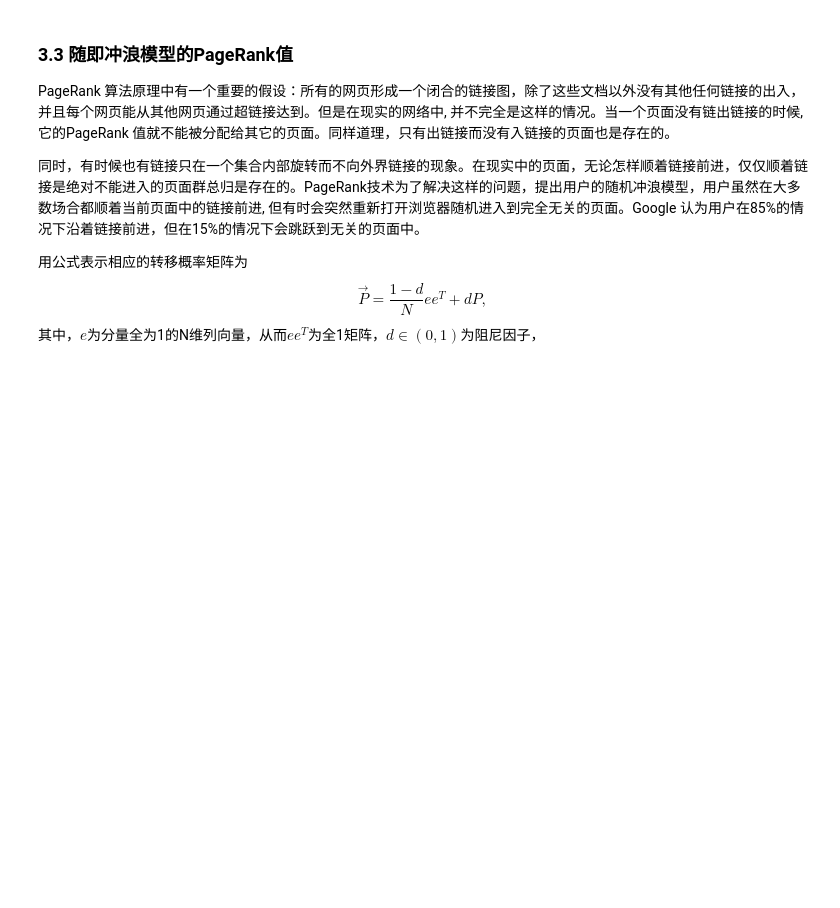
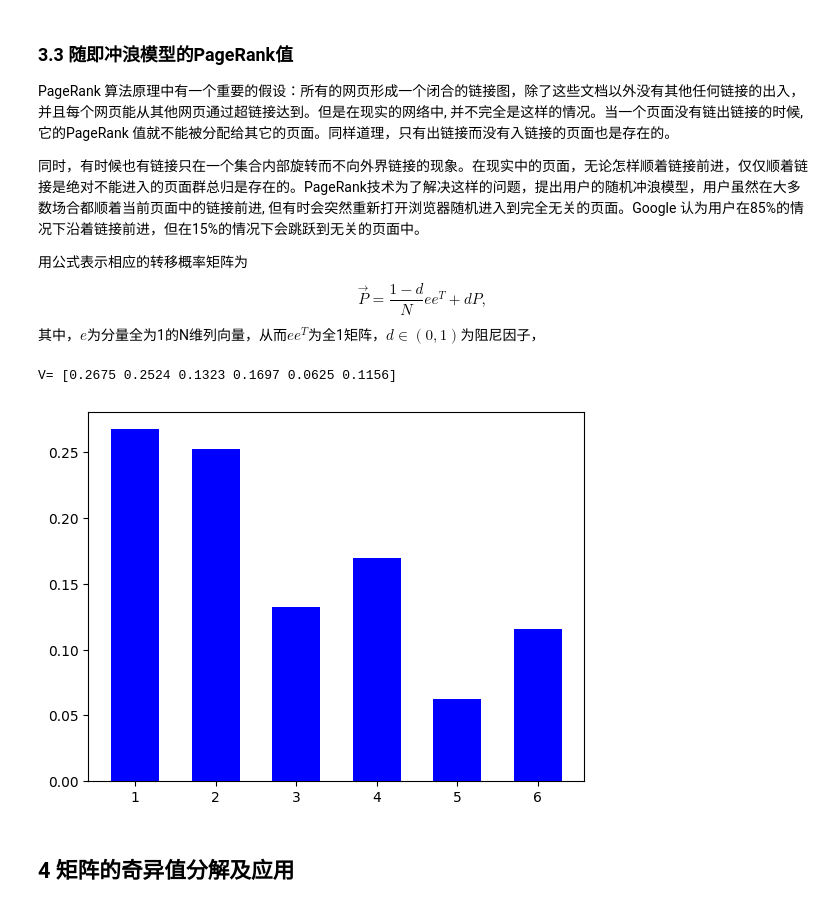
Before and after one commit to howIdobetter/Mathematical-modeling-by-python, a Jupyter notebook: JupyterProject/第三章：线性代数模型.ipynb, the cells around one changed output. Drawn from its saved outputs; the diff is of its cells as text; code cells hidden in the pictures; blank space fills up the shorter version.

```diff
--- a/JupyterProject/第三章：线性代数模型.ipynb
+++ b/JupyterProject/第三章：线性代数模型.ipynb
@@ -227,3 +227,24 @@ $$
 \vec{P} = \frac{1 - d}{N}ee^T + dP,
 $$
 其中，$e$为分量全为1的N维列向量，从而$ee^T$为全1矩阵，$d\in(0, 1)$为阻尼因子，
+# %%
+import numpy as np
+from scipy.sparse.linalg import eigs
+import pylab as plt
+L=[(1,2),(2,3),(2,4),(3,4),(3,5),
+   (3,6),(4,1),(5,6),(6,1)]
+w = np.zeros((6,6))
+for i in range(len(L)):
+    w[L[i][0]-1,L[i][1]-1]=1
+r=np.sum(w,axis=1,keepdims=True)
+P = (1-0.85)/w.shape[0]+0.85*w/r   #这里利用矩阵广播
+val, vec = eigs(P.T, 1); V = vec.real
+V=V.flatten(); #展开成（n,)形式的数组
+V=V/V.sum(); print("V=", np.round(V,4))
+plt.bar(range(1,len(w)+1),V, width=0.6, color='b')
+plt.show()
+# %% [output]
+V= [0.2675 0.2524 0.1323 0.1697 0.0625 0.1156]
+[figure, added]
+# %% [markdown]
+## 4 矩阵的奇异值分解及应用
```
Also changed, not shown: parts of 10 cells of this notebook, 4 other files.
